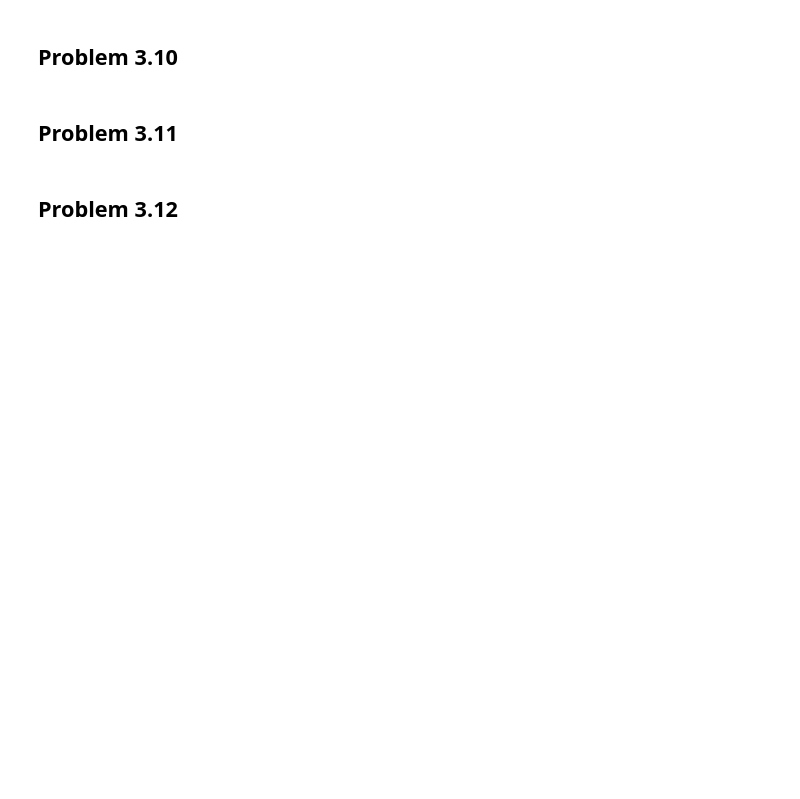
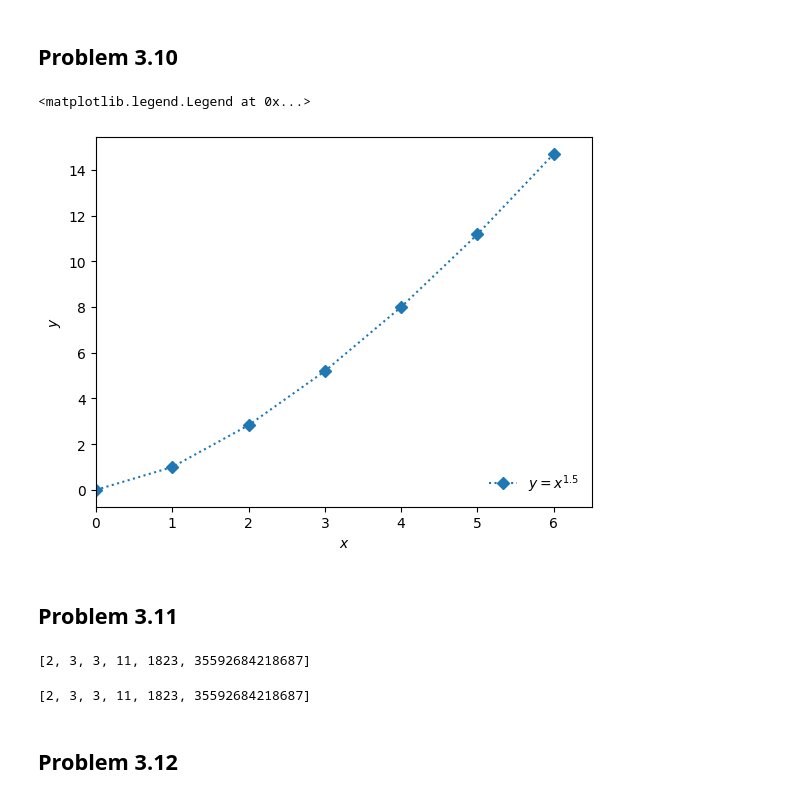
Before and after one commit to SPS-SP2273/learning-portfolio-shawn1368, a Jupyter notebook: Yuan Zhe's Problems/problem_set_3.ipynb, the cells around one changed output. Drawn from its saved outputs; the diff is of its cells as text; code cells hidden in the pictures; blank space fills up the shorter version.

```diff
--- a/Yuan Zhe's Problems/problem_set_3.ipynb
+++ b/Yuan Zhe's Problems/problem_set_3.ipynb
@@ -29,6 +182,72 @@ plt.xkcd()
 # %% [markdown]
 ## Problem 3.10
+# %%
+X = np.linspace(0, 6, 7)
+Y = X ** (3/2)
+
+fig4, ax4 = plt.subplots()
+ax4.plot(X, Y, marker="D", linestyle=":", label="$y = x^{1.5}$")
+ax4.set_xlim(0, 6.5)
+ax4.set_xlabel("$x$")
+ax4.set_ylabel("$y$")
+ax4.legend(loc="lower right", frameon=False)
+# %% [output]
+<matplotlib.legend.Legend at 0x...>
+[figure, added]
 # %% [markdown]
 ## Problem 3.11
+# %%
+def find_prime_factor(n, prime_list=[]):
+    # Return the list if n = 1
+    if n == 1:
+        return prime_list
+
+    i = 2
+    # Look for prime factors
+    while i < int(np.sqrt(n) + 1):
+        if n % i == 0:
+            prime_list.append(i)
+            total_prime_list = find_prime_factor(n // i, prime_list)
+            return total_prime_list
+
+        if i == 2:
+            i += 1
+        else:
+            i += 2
+
+    # If none found, return the original value in the list
+    prime_list.append(n)
+    return prime_list
+
+
+find_prime_factor(12847321739471947398)
+# %% [output]
+[2, 3, 3, 11, 1823, 35592684218687]
+# %%
+def find_prime_factor_iter(n):
+    prime_list = []
+    while n > 1:
+        i = 2
+        # Look for prime factors
+        while i < int(np.sqrt(n) + 1):
+            if n % i == 0:
+                prime_list.append(i)
+                n //= i
+                break
+
+            if i == 2:
+                i += 1
+            else:
+                i += 2
+
+        else:
+            prime_list.append(n)
+            return prime_list
+
+    return prime_list
+
+find_prime_factor_iter(12847321739471947398)
+# %% [output]
+[2, 3, 3, 11, 1823, 35592684218687]
 # %% [markdown]
 ## Problem 3.12
```
Also changed, not shown: parts of 14 cells of this notebook, 2 other files.
